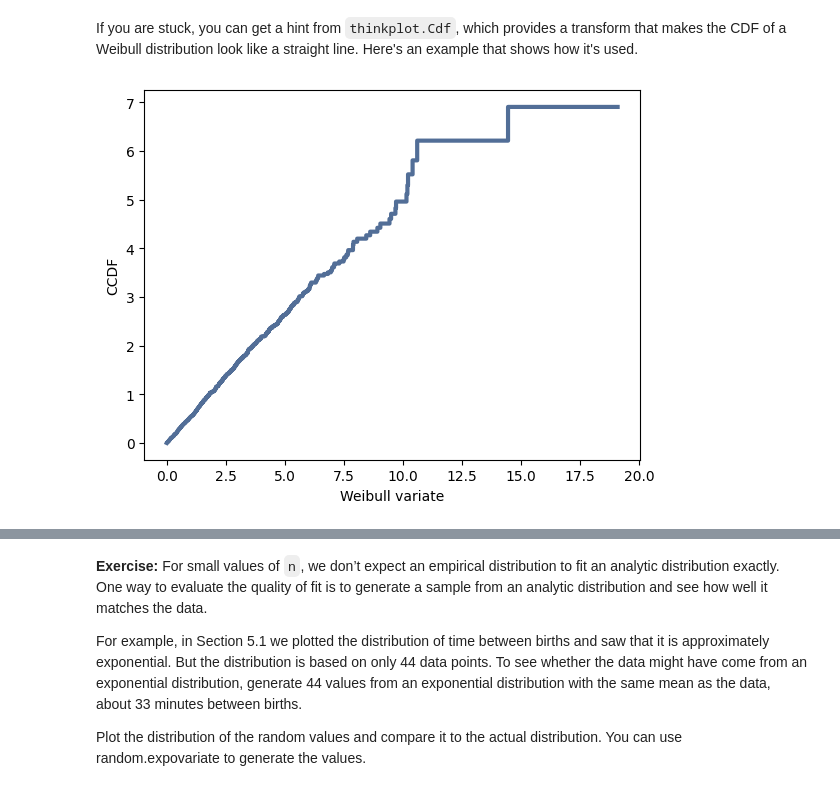
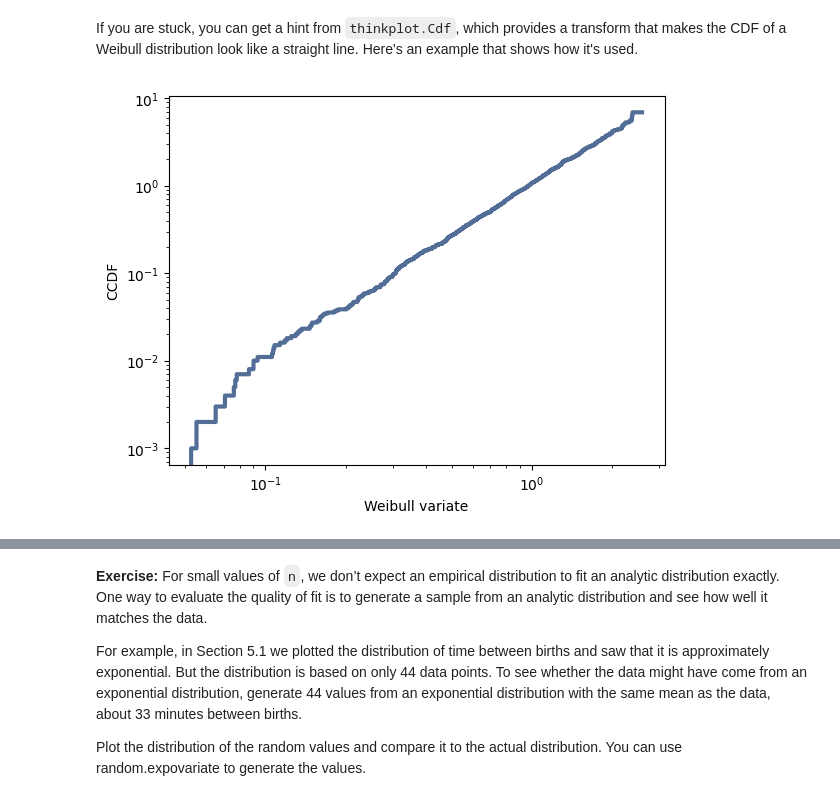
Before and after one commit to duukv/ThinkStats2, a Jupyter notebook: code/chap05ex.ipynb, the cells around one changed output, grey strips where cells are left out. Saved outputs shown, nothing was run; the diff lists cells and outputs as text; code cells hidden in the pictures.

```diff
--- a/code/chap05ex.ipynb
+++ b/code/chap05ex.ipynb
@@ -513,9 +542,9 @@ Generate a sample from a Weibull distribution and plot it using a transform that
 # %% [markdown]
 If you are stuck, you can get a hint from `thinkplot.Cdf`, which provides a transform that makes the CDF of a Weibull distribution look like a straight line.  Here's an example that shows how it's used.
 # %%
-sample = [random.weibullvariate(2, 1) for _ in range(1000)]
+sample = [random.weibullvariate(1,2) for _ in range(1000)]
 cdf = thinkstats2.Cdf(sample)
-thinkplot.Cdf(cdf, transform="weibull")
-thinkplot.Config(xlabel="Weibull variate", ylabel="CCDF")
+plot = thinkplot.Cdf(cdf, transform="weibull")
+thinkplot.Config(xlabel="Weibull variate", ylabel="CCDF", xscale='log', yscale='log')
 # %% [output]
-[figure, old version]
+[figure, new version]
```
Also changed, not shown: parts of 26 cells of this notebook, 2 other files.
